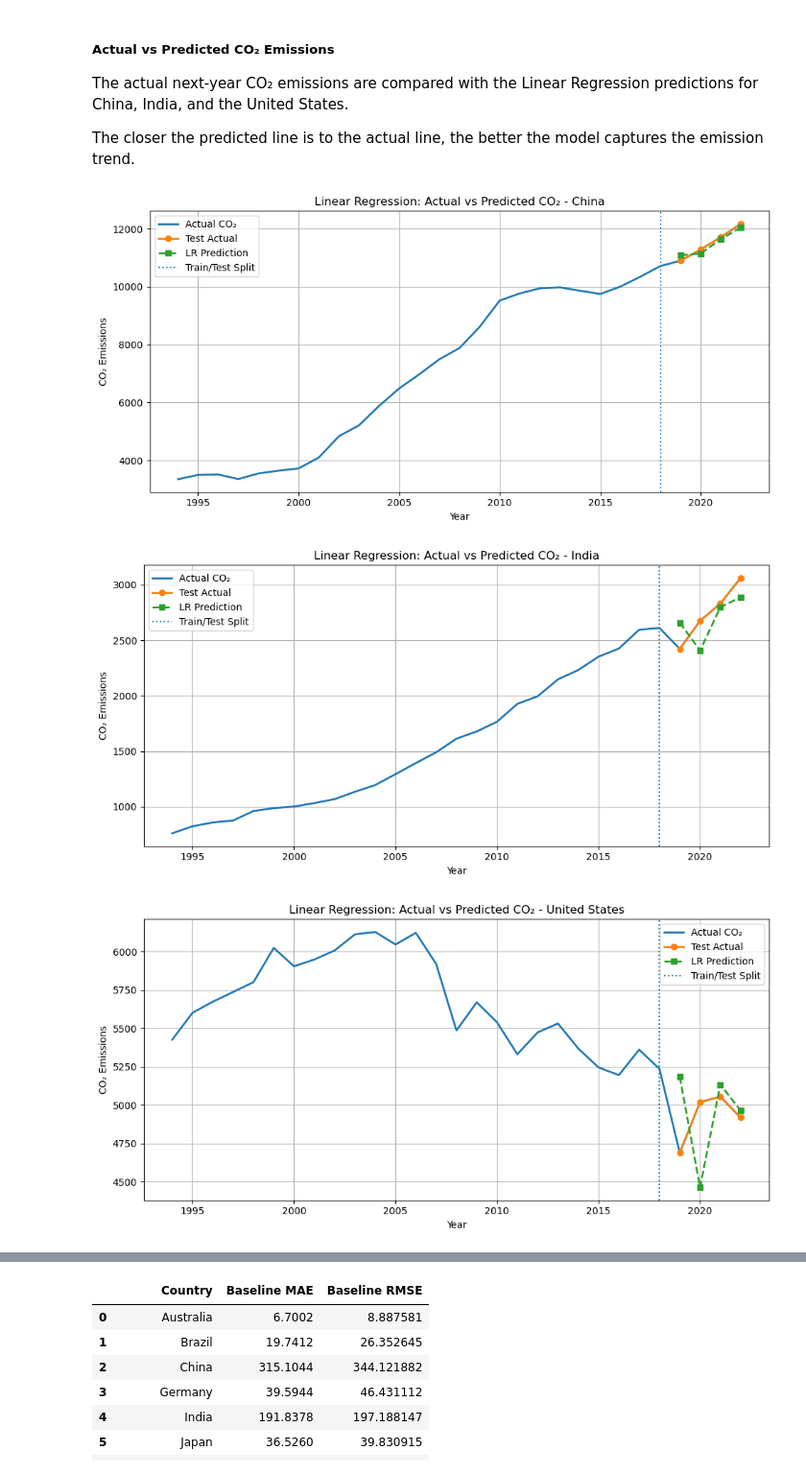
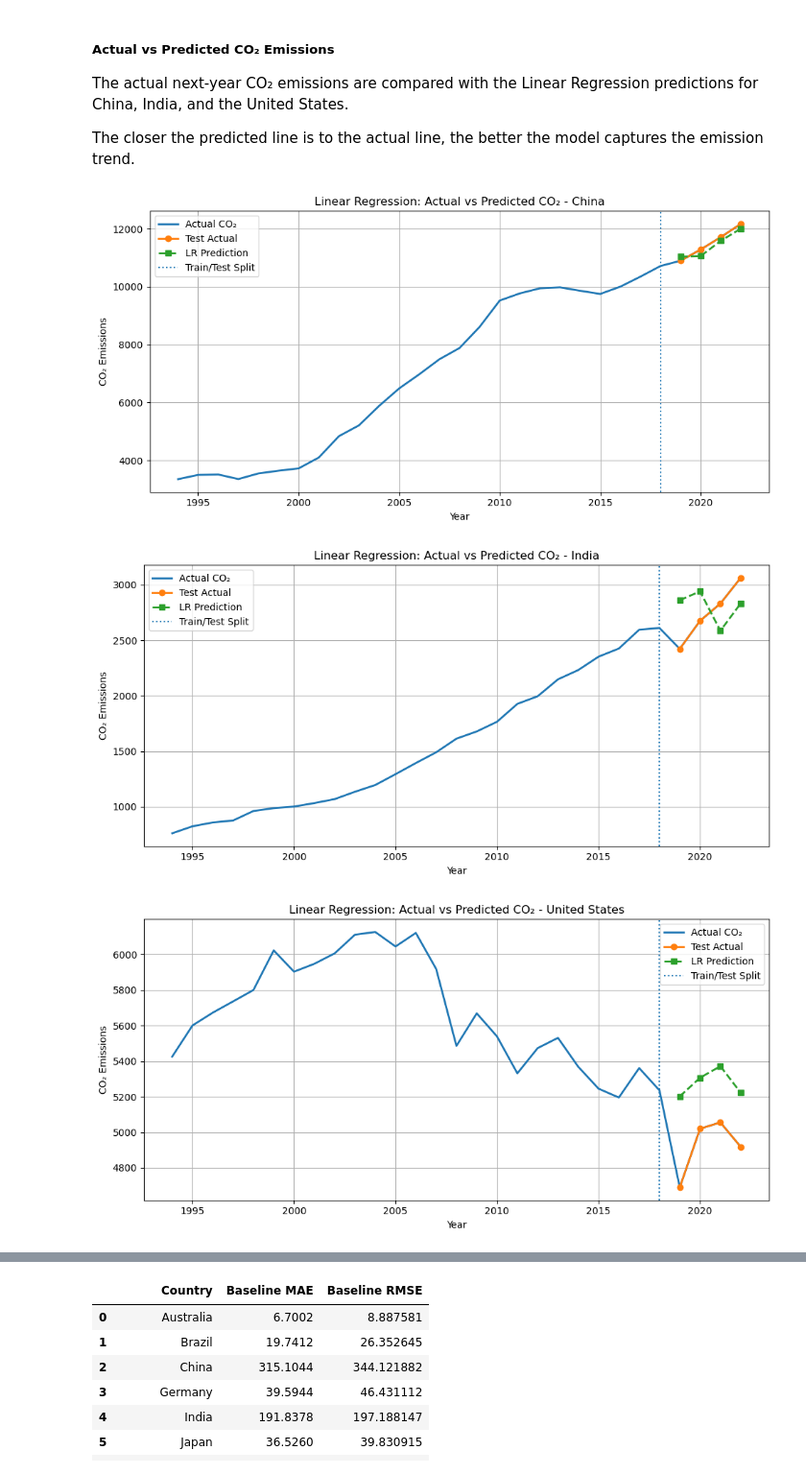
Before and after one commit to neeladrish/GHG-emission-analysis, a Jupyter notebook: WEEK_3_Baseline_ML_Model_Regression.ipynb, the cells around one changed output, grey strips where cells are left out. Shown at 96% size. Cells and saved outputs as stored; diff of their text form; code cells hidden in the pictures.

Commit message:
Address mentor feedback on regression and ETS forecasting

```diff
--- a/WEEK_3_Baseline_ML_Model_Regression.ipynb
+++ b/WEEK_3_Baseline_ML_Model_Regression.ipynb
@@ -386,35 +373,60 @@ The trained Linear Regression model is evaluated on the test dataset for each co
 
 The predicted values are compared with the actual next-year CO₂ emissions using Mean Absolute Error (MAE) and Root Mean Squared Error (RMSE).
 # %%
+lr_results = []
+lr_models = {}
 
-lr_results = []
+for country in model_data["country"].unique():
 
-for country in test_data["country"].unique():
+    # Country-specific train/test split
+    country_train = train_data[
+        train_data["country"] == country
+    ]
 
-    country_data = test_data[
+    country_test = test_data[
         test_data["country"] == country
     ]
 
-    X_country = country_data[features]
+    X_train_country = country_train[features]
+    y_train_country = country_train["target_co2"]
 
-    y_actual = country_data["target_co2"]
+    X_test_country = country_test[features]
+    y_test_country = country_test["target_co2"]
 
-    y_pred = lr_model.predict(X_country)
+    # Train separate model
+    lr_model = LinearRegression()
+
+    lr_model.fit(
+        X_train_country,
+        y_train_country
+    )
+
+    # Save model for plotting later
+    lr_models[country] = lr_model
+
+    # Predict
+    y_pred = lr_model.predict(
+        X_test_country
+    )
 
     mae = mean_absolute_error(
-        y_actual,
+        y_test_country,
         y_pred
     )
 
     rmse = root_mean_squared_error(
-        y_actual,
+        y_test_country,
         y_pred
     )
 
     lr_results.append({
+
         "Country": country,
+
         "LR MAE": mae,
+
         "LR RMSE": rmse
+
     })
 
 lr_results = pd.DataFrame(lr_results)
@@ -460,7 +472,9 @@ for country in countries_to_plot:
     # Generate predictions only for test period
     X_country_test = country_test[features]
 
-    y_pred = lr_model.predict(
+    country_model = lr_models[country]
+
+    y_pred = country_model.predict(
         X_country_test
     )
 
@@ -486,35 +500,35 @@ for country in countries_to_plot:
     # LR predictions
     plt.plot(
         country_test["year"],
         y_pred,
         marker="s",
         linestyle="--",
         linewidth=2,
         label="LR Prediction"
     )
 
     # Train/test boundary
     plt.axvline(
         x=TRAIN_CUTOFF,
         linestyle=":",
         label="Train/Test Split"
     )
 
     plt.title(
         f"Linear Regression: Actual vs Predicted CO₂ - {country}"
     )
 
     plt.xlabel("Year")
     plt.ylabel("CO₂ Emissions")
     plt.legend()
     plt.grid(True)
     plt.tight_layout()
 
     plt.show()
 # %% [output]
 [figure]
-[figure, old version]
+[figure, new version]
-[figure, old version]
+[figure, new version]
 # %%
 lr_results
 # %% [output]
```
Also changed, not shown: parts of 12 cells of this notebook, 8 other files.
